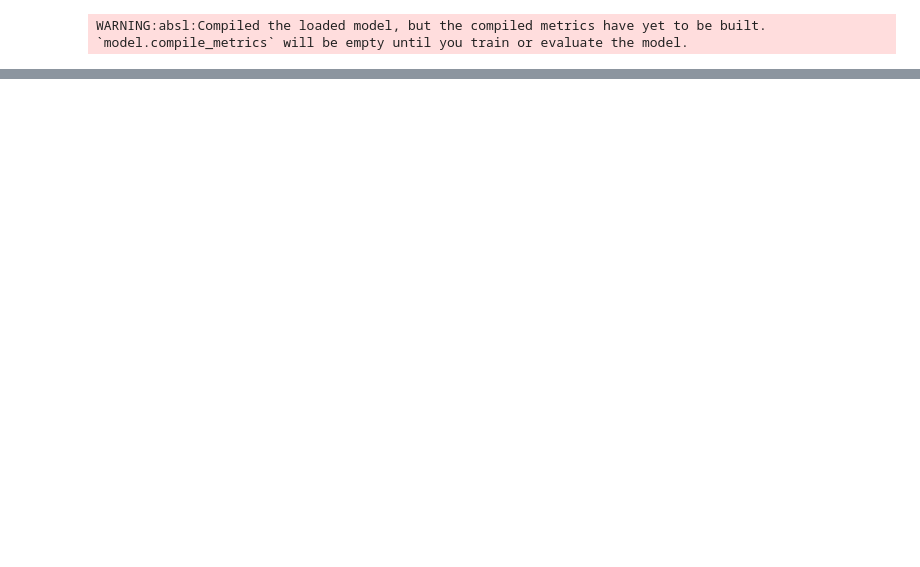
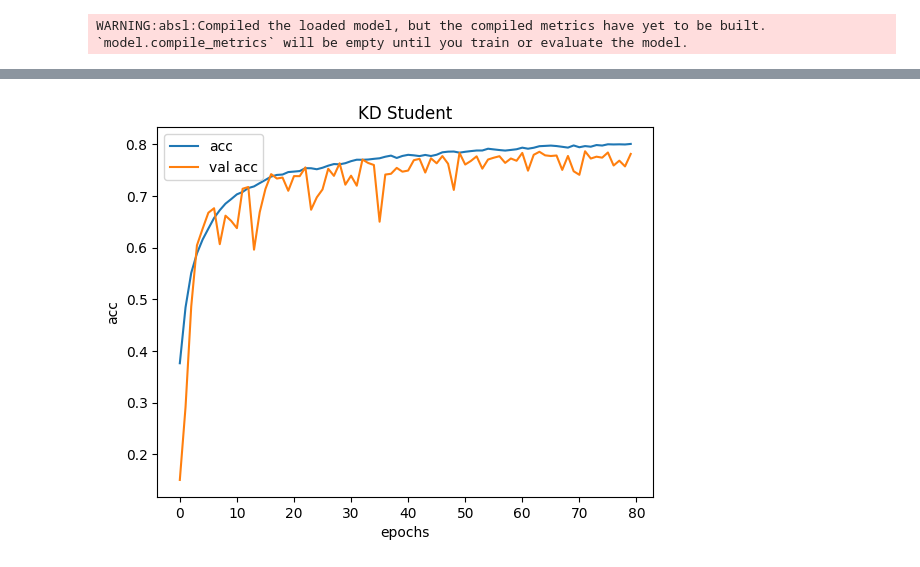
Before and after one commit to MDJORDJE98/RI---Knowledge-distillation, a Jupyter notebook: train_student.ipynb, the cells around one changed output, grey strips where cells are left out. Cells and saved outputs as stored; diff of their text form; code cells hidden in the pictures; blank space fills up the shorter version.

```diff
--- a/train_student.ipynb
+++ b/train_student.ipynb
@@ -195,0 +276,11 @@ Text(0, 0.5, 'acc')
+# %%
+epochs = sts_history.epoch
+plt.title('KD Student')
+plt.plot(epochs, sts_history.history['accuracy'])
+plt.plot(epochs, sts_history.history['val_accuracy'])
+plt.xlabel('epochs')
+plt.ylabel('acc')
+plt.legend(['acc','val acc'])
+plt.show()
+# %% [output]
+[figure, added]
```
Also changed, not shown: parts of 14 cells of this notebook, 3 other files.
